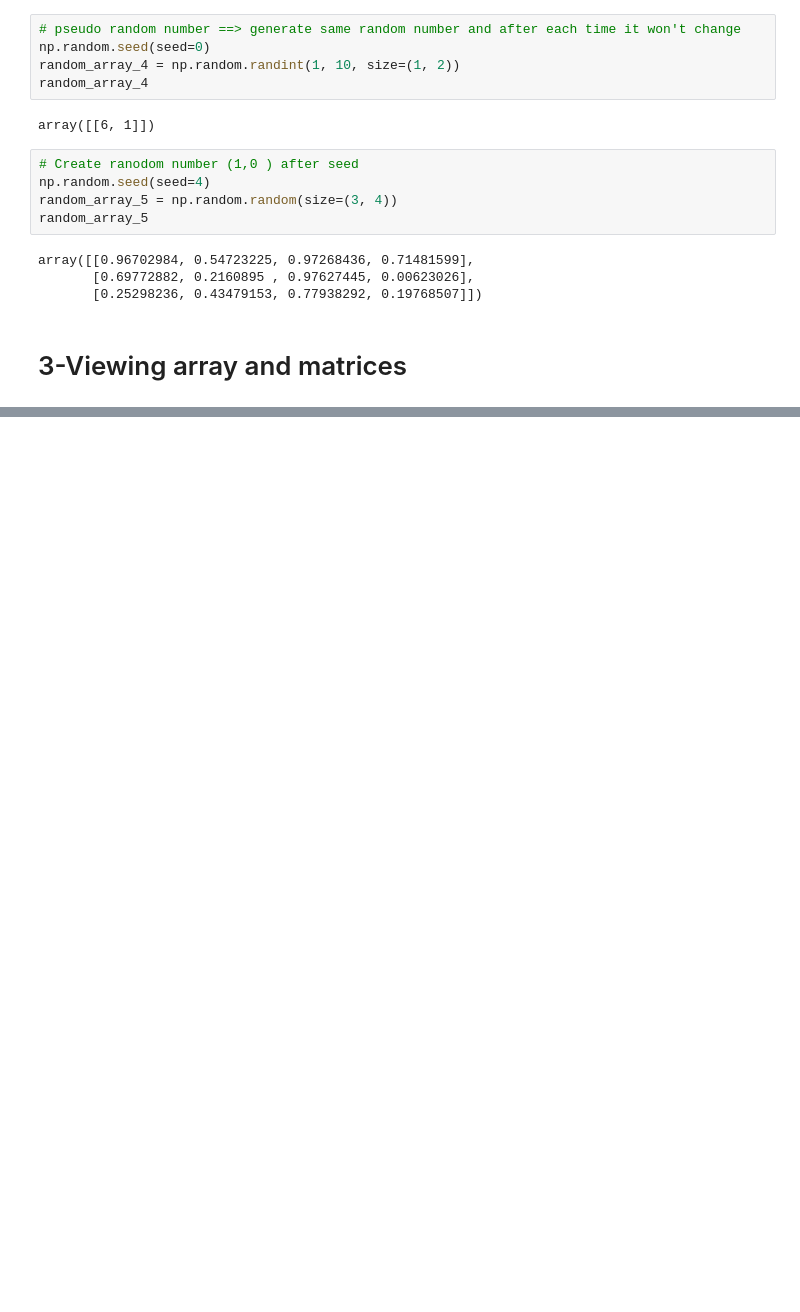
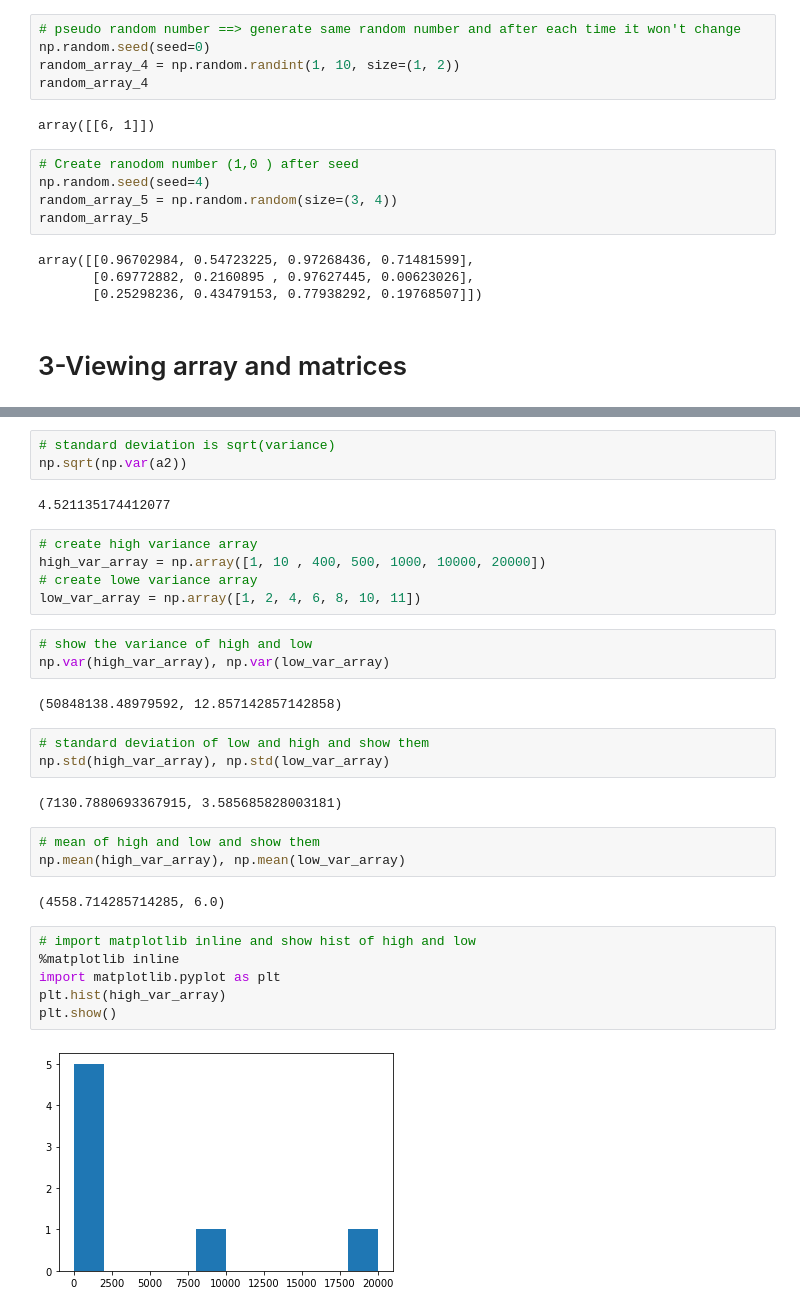
Before and after one commit to aliazani/machine-learning, a Jupyter notebook: 3-numpy/1-intoduction_to_numpy.ipynb, the cells around one changed output, grey strips where cells are left out. Drawn from its saved outputs; the diff is of its cells as text; blank space fills up the shorter version.

Commit message:
how to use standard deviation and variance.

```diff
--- a/3-numpy/1-intoduction_to_numpy.ipynb
+++ b/3-numpy/1-intoduction_to_numpy.ipynb
@@ -156,0 +471,33 @@ array([[0.96702984, 0.54723225, 0.97268436, 0.71481599],
+# %%
+# standard deviation is sqrt(variance)
+np.sqrt(np.var(a2))
+# %% [output]
+4.521135174412077
+# %%
+# create high variance array
+high_var_array = np.array([1, 10 , 400, 500, 1000, 10000, 20000])
+# create lowe variance array
+low_var_array = np.array([1, 2, 4, 6, 8, 10, 11])
+# %%
+# show the variance of high and low
+np.var(high_var_array), np.var(low_var_array)
+# %% [output]
+(50848138.48979592, 12.857142857142858)
+# %%
+# standard deviation of low and high and show them
+np.std(high_var_array), np.std(low_var_array)
+# %% [output]
+(7130.7880693367915, 3.585685828003181)
+# %%
+# mean of high and low and show them
+np.mean(high_var_array), np.mean(low_var_array)
+# %% [output]
+(4558.714285714285, 6.0)
+# %%
+# import matplotlib inline and show hist of high and low
+%matplotlib inline
+import matplotlib.pyplot as plt
+plt.hist(high_var_array)
+plt.show()
+# %% [output]
+[figure, added]
```
Also changed, not shown: parts of 58 cells of this notebook.
